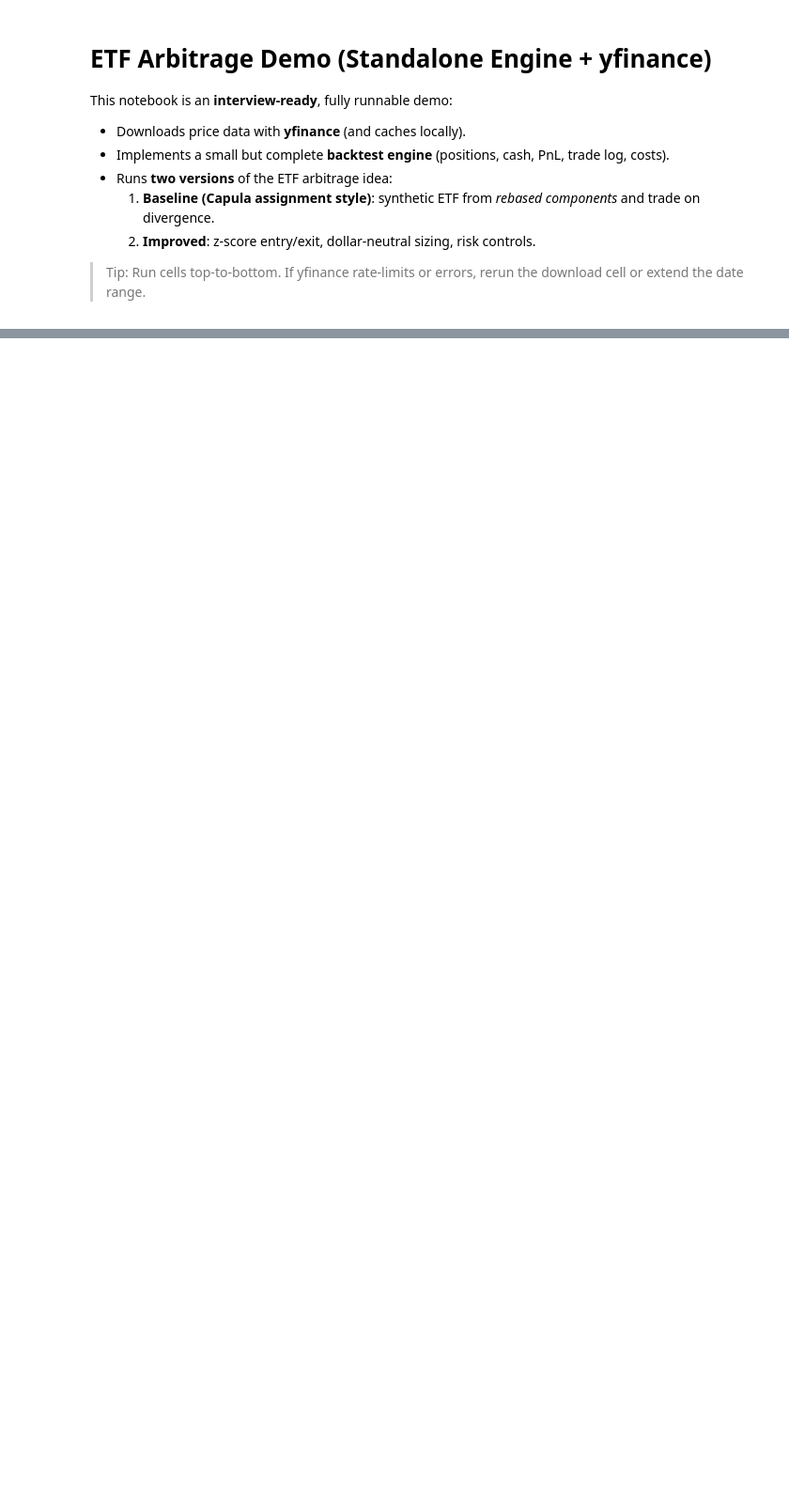
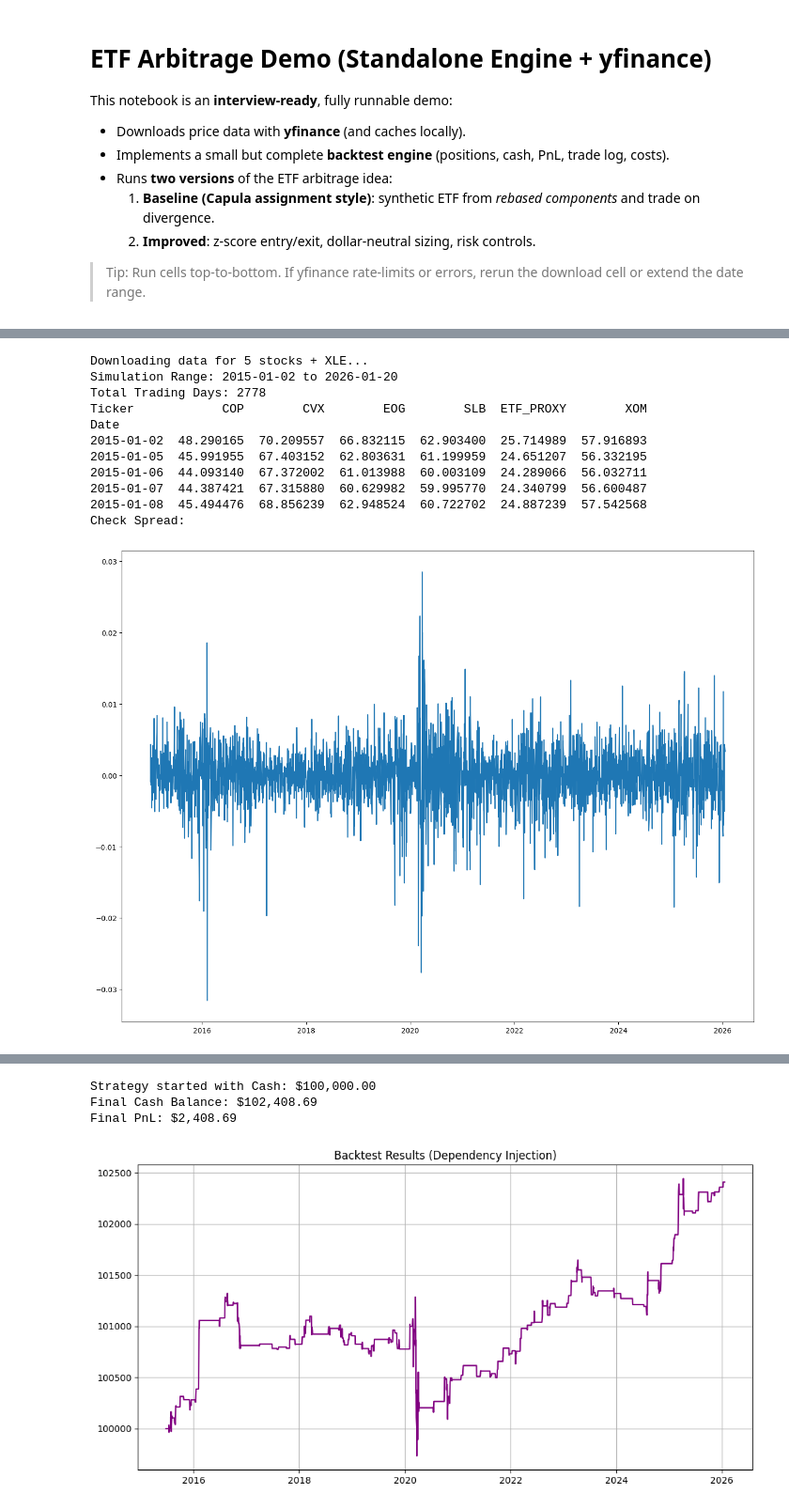
Before and after one commit to weiyuanoh/FYP, a Jupyter notebook: genk_etf_arbitrage_yfinance_demo.ipynb, the cells around one changed output, grey strips where cells are left out. Shown at 94% size. Saved outputs shown, nothing was run; the diff lists cells and outputs as text; code cells hidden in the pictures; blank space fills up the shorter version.

```diff
--- a/genk_etf_arbitrage_yfinance_demo.ipynb
+++ b/genk_etf_arbitrage_yfinance_demo.ipynb
@@ -738,0 +290,36 @@ Directional Flips (ETF Trades): 1
+# %%
+
+df = get_aligned_market_data()
+print(df.head())
+dates = df.index
+
+
+print("Check Spread: ")
+check_spread(df)
+
+engine = TradingEngine(initial_capital= 100000, commission_bps=0)
+
+equity_df = run_z_score_backtest(df, engine, window=60, entry_z=2.0)
+
+# 4. Results
+print(f"Final Cash Balance: ${engine.cash:,.2f}")
+print(f"Final PnL: ${(engine.equity_curve[-1]['equity'] - 100000):,.2f}")
+
+plt.figure(figsize=(12, 6))
+plt.plot(equity_df['equity'], label='Portfolio Value', color='purple')
+plt.title('Backtest Results (Dependency Injection)')
+plt.grid(True)
+plt.show()
+# %% [output]
+Downloading data for 5 stocks + XLE...
+Simulation Range: 2015-01-02 to 2026-01-20
+Total Trading Days: 2778
+Ticker            COP        CVX        EOG        SLB  ETF_PROXY        XOM
+Date
+2015-01-02  48.290165  70.209557  66.832115  62.903400  25.714989  57.916893
+2015-01-05  45.991955  67.403152  62.803631  61.199959  24.651207  56.332195
+2015-01-06  44.093140  67.372002  61.013988  60.003109  24.289066  56.032711
+2015-01-07  44.387421  67.315880  60.629982  59.995770  24.340799  56.600487
+2015-01-08  45.494476  68.856239  62.948524  60.722702  24.887239  57.542568
+Check Spread:
+[figure, added]
@@ -738,0 +327,4 @@ Directional Flips (ETF Trades): 1
+Strategy started with Cash: $100,000.00
+Final Cash Balance: $102,408.69
+Final PnL: $2,408.69
+[figure, added]
```
Also changed, not shown: parts of 18 cells of this notebook, 5 other files.
